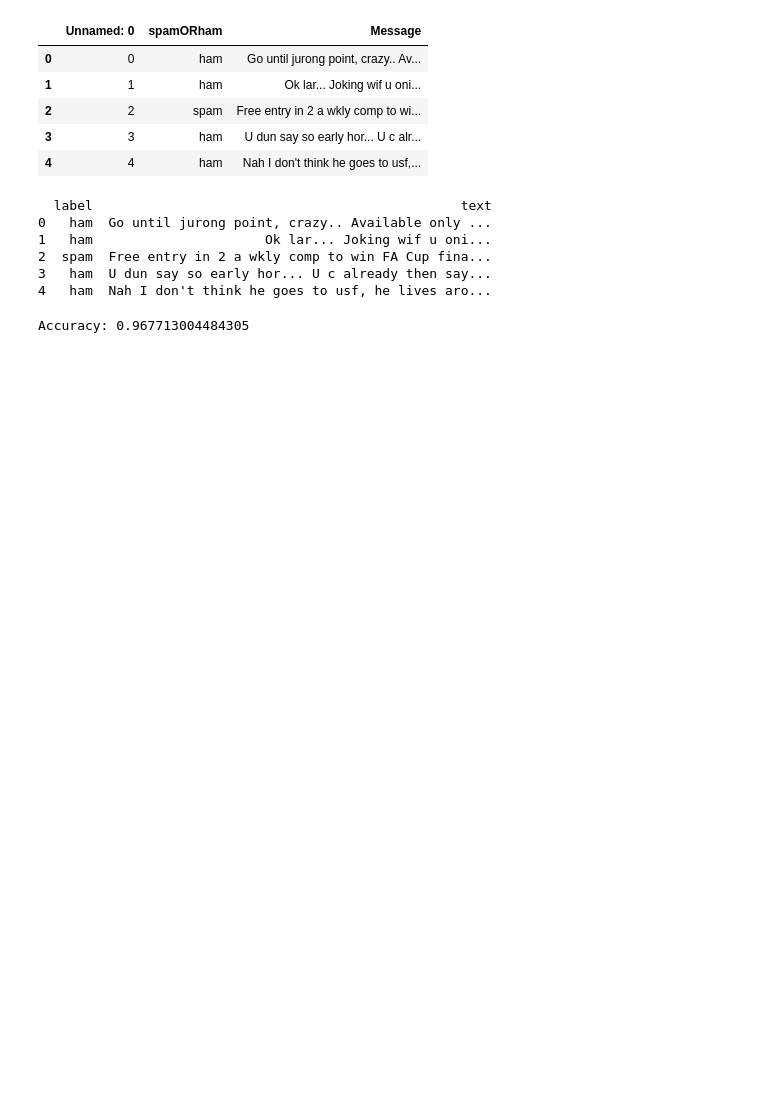
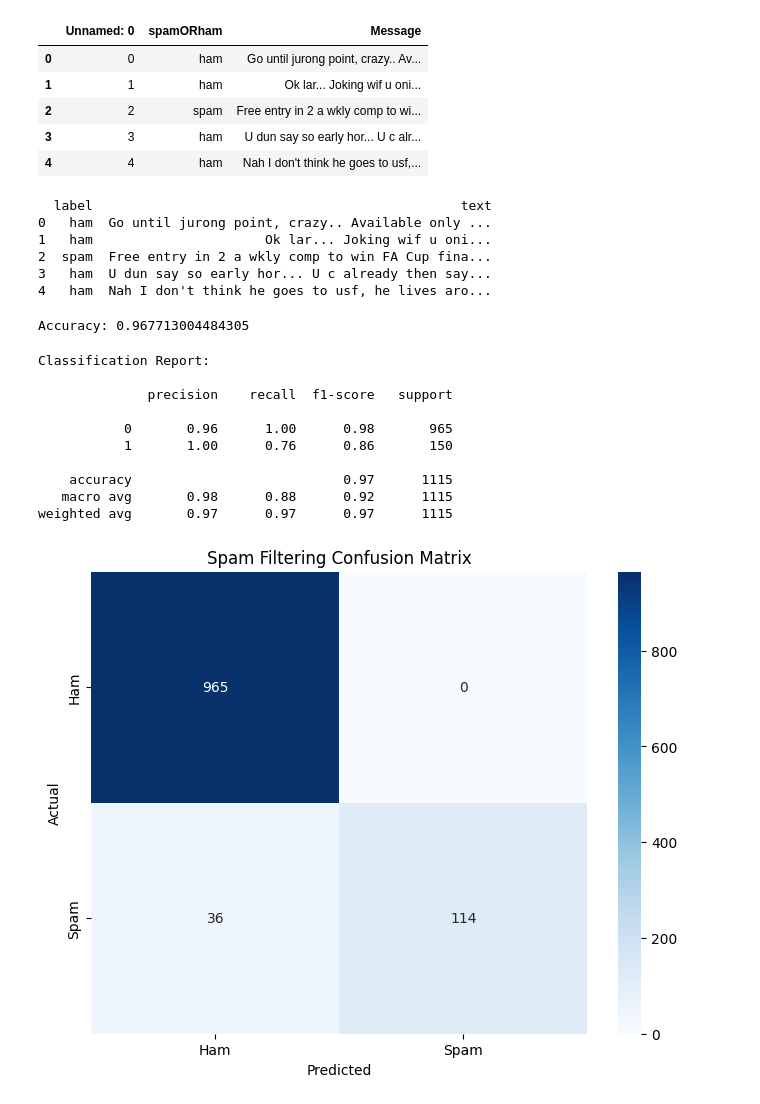
Before and after one commit to Salma-rar/Spam_Filtering_ML, a Jupyter notebook: data_Preprocessing/spam_filter.ipynb, the cells around one changed output. Saved outputs shown, nothing was run; the diff lists cells and outputs as text; code cells hidden in the pictures; blank space fills up the shorter version.

```diff
--- a/data_Preprocessing/spam_filter.ipynb
+++ b/data_Preprocessing/spam_filter.ipynb
@@ -56,3 +68,49 @@ model.fit(X_train, y_train)
 print("Accuracy:", model.score(X_test, y_test))
 # %% [output]
 Accuracy: 0.967713004484305
+# %%
+
+
+df = pd.read_csv("spam.csv", encoding='latin-1')
+
+
+if 'Unnamed: 0' in df.columns:
+    df = df.drop(columns=["Unnamed: 0"])
+
+df.rename(columns={"spamORham": "label", "Message": "text"}, inplace=True)
+df["label"] = df["label"].map({"ham": 0, "spam": 1})
+
+
+vectorizer = TfidfVectorizer(stop_words='english')
+X = vectorizer.fit_transform(df['text'])
+y = df['label']
+
+
+X_train, X_test, y_train, y_test = train_test_split(X, y, test_size=0.2, random_state=42)
+
+model = MultinomialNB()
+model.fit(X_train, y_train)
+
+y_pred = model.predict(X_test)
+print("Classification Report:\n")
+print(classification_report(y_test, y_pred))
+
+plt.figure(figsize=(8, 6))
+sns.heatmap(confusion_matrix(y_test, y_pred), annot=True, fmt='d', cmap='Blues',
+            xticklabels=['Ham', 'Spam'], yticklabels=['Ham', 'Spam'])
+plt.xlabel('Predicted')
+plt.ylabel('Actual')
+plt.title('Spam Filtering Confusion Matrix')
+plt.show()
+# %% [output]
+Classification Report:
+
+              precision    recall  f1-score   support
+
+           0       0.96      1.00      0.98       965
+           1       1.00      0.76      0.86       150
+
+    accuracy                           0.97      1115
+   macro avg       0.98      0.88      0.92      1115
+weighted avg       0.97      0.97      0.97      1115
+[figure, added]
```
Also changed, not shown: parts of 4 cells of this notebook.
